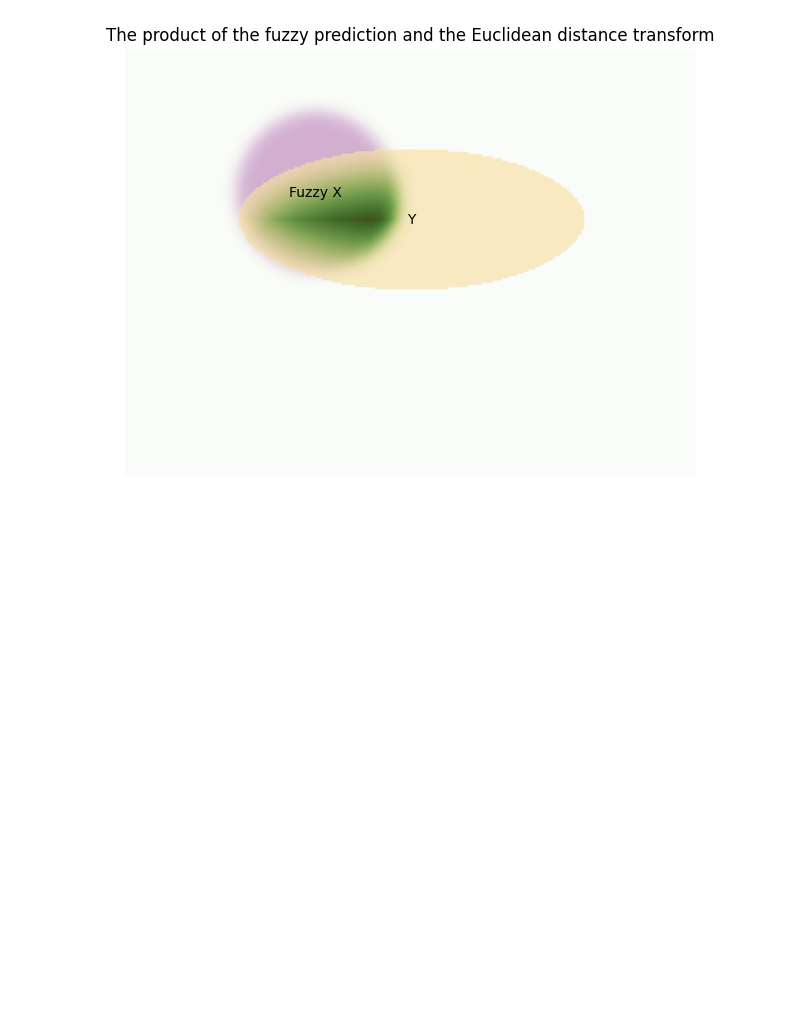
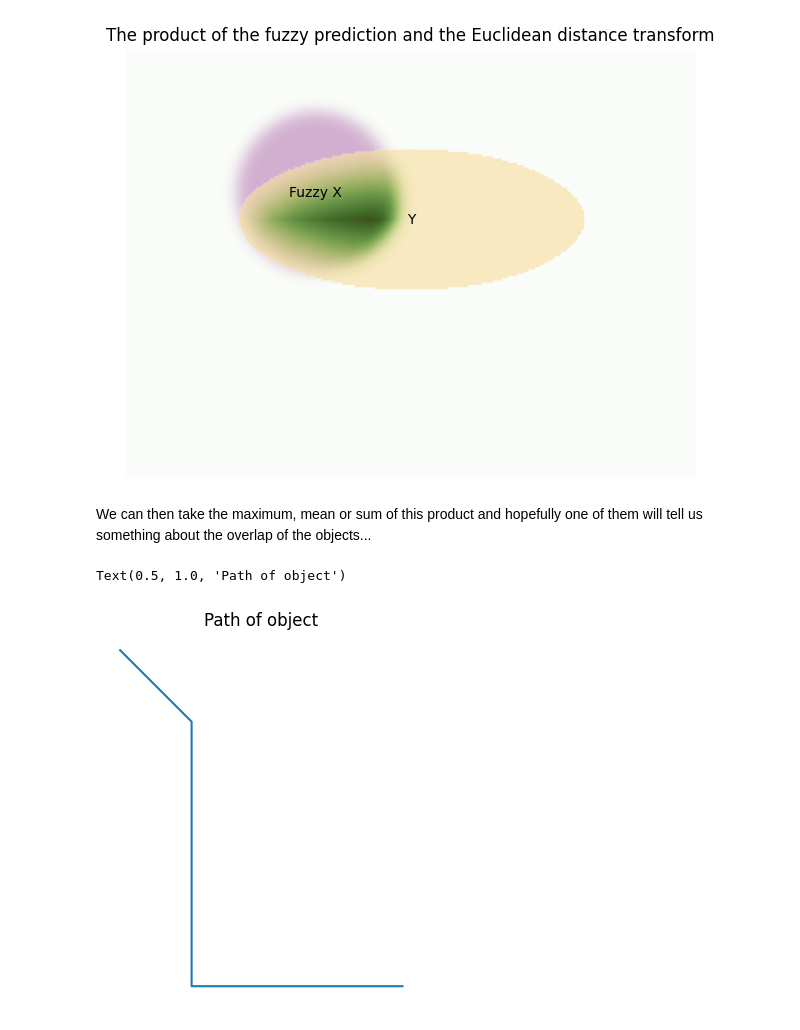
Before and after one commit to JGIBristol/fish_test, a Jupyter notebook: haussdorf_loss.ipynb, the cells around one changed output. Drawn from its saved outputs; the diff is of its cells as text; code cells hidden in the pictures; blank space fills up the shorter version.

```diff
--- a/haussdorf_loss.ipynb
+++ b/haussdorf_loss.ipynb
@@ -174,3 +174,5 @@ axis.set_title(
 fig.tight_layout()
 # %% [output]
 [figure]
+# %% [markdown]
+We can then take the maximum, mean or sum of this product and hopefully one of them will tell us something about the overlap of the objects...
@@ -176,0 +215,35 @@ fig.tight_layout()
+# %%
+"""
+Choose a path for the object to take
+
+"""
+
+# Path that goes diagonal
+x_positions = list(
+    zip(np.arange(50, IMG_SIZE[0] - 50), np.arange(50, (IMG_SIZE[1] - 50) // 2))
+)
+x_sigma = [(IMG_SIZE[0] // 8, IMG_SIZE[0] // 8)] * len(x_positions)
+
+# Path that goes down and dilates the object
+n = 75
+x_positions += [(x_positions[-1][0] + i, x_positions[-1][1]) for i in range(n)]
+x_sigma += [((1 + i / n) * IMG_SIZE[0] // 8, IMG_SIZE[0] // 8) for i in range(n)]
+
+# Path that goes across
+n = 60
+x_positions += [(x_positions[-1][0], x_positions[-1][1] + i) for i in range(n)]
+x_sigma += [x_sigma[-1]] * n
+
+# y doesn't move (it corresponds to the ground truth)
+y_centre = (IMG_SIZE[0] // 2, 2 * IMG_SIZE[1] // 5)
+y_sigma = [IMG_SIZE[0] // 4, IMG_SIZE[1] // 7]
+
+fig, axis = plt.subplots()
+# This munging just gives the right orientation of the path wrt the image that we'll plot later
+axis.plot([i[1] for i in x_positions], [-i[0] for i in x_positions])
+axis.set_aspect("equal")
+axis.axis("off")
+axis.set_title("Path of object")
+# %% [output]
+Text(0.5, 1.0, 'Path of object')
+[figure, added]
```
Also changed, not shown: parts of 5 cells of this notebook.
